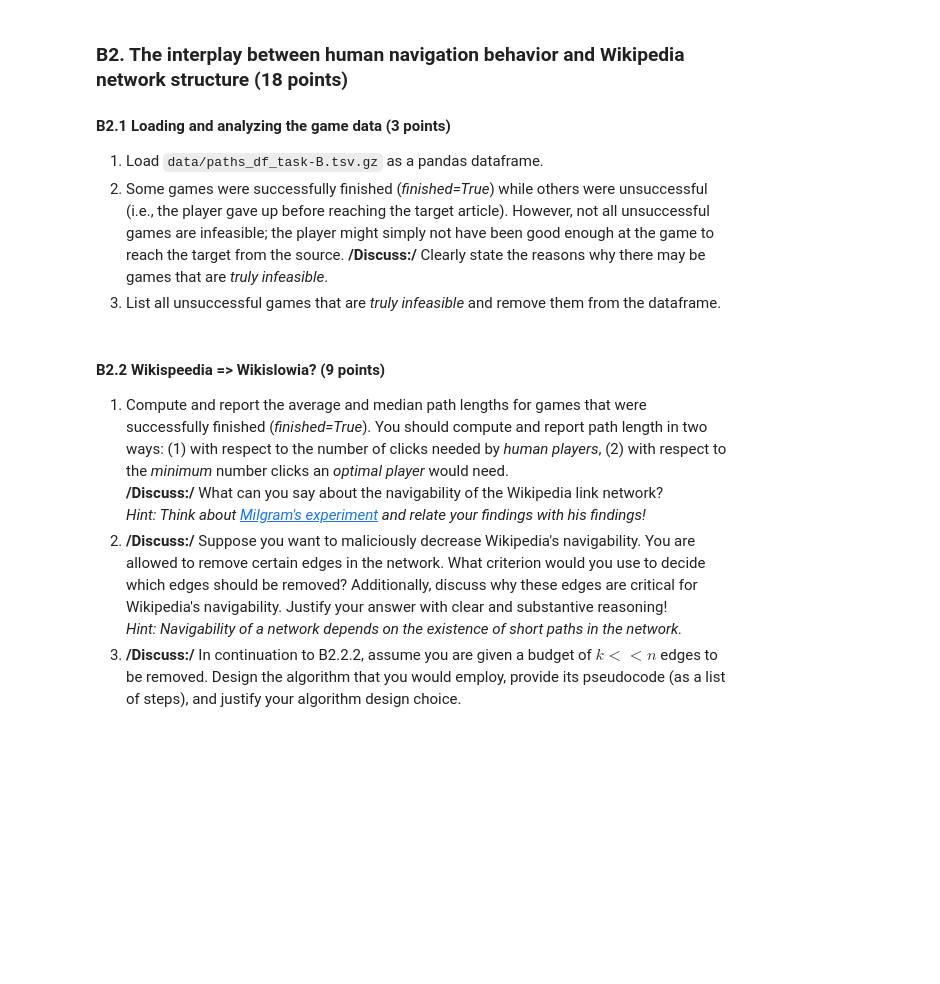
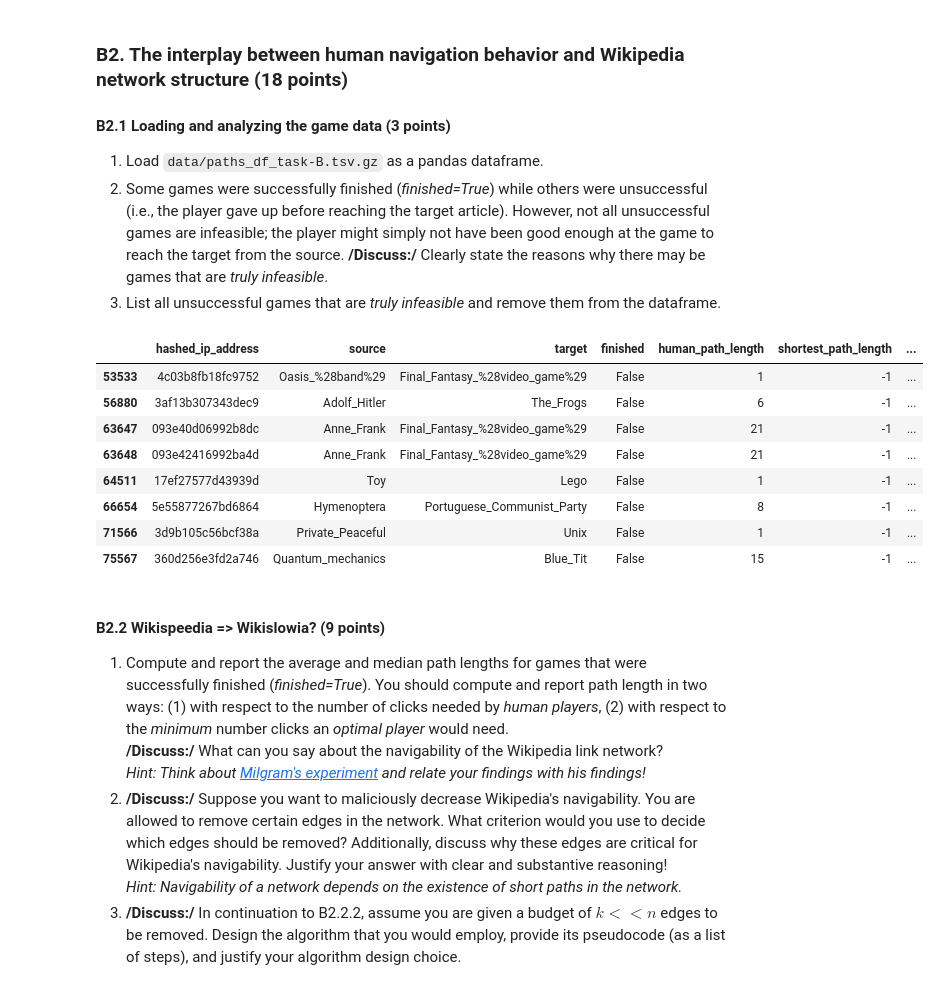
Before and after one commit to Thomas-Toignons/ADA2024, a Jupyter notebook: Old Exams/2020/exam.ipynb, the cells around one changed output. Cells and saved outputs as stored; diff of their text form; code cells hidden in the pictures; blank space fills up the shorter version.

```diff
--- a/Old Exams/2020/exam.ipynb
+++ b/Old Exams/2020/exam.ipynb
@@ -307,3 +421,19 @@ Given these definitions, what can you say about the connectedness of the Wikiped
+# %%
+paths = pd.read_csv("./data/paths_df_task-B.tsv.gz", sep='\t')
+infeasible = paths[paths['shortest_path_length'] == -1]
+paths = paths[paths['shortest_path_length'] != -1]
+
+infeasible
+# %% [output]
+|  | hashed_ip_address | source | target | finished | human_path_length | shortest_path_length | ... |
+| 53533 | 4c03b8fb18fc9752 | Oasis_%28band%29 | Final_Fantasy_%28video_game%29 | False | 1 | -1 | ... |
+| 56880 | 3af13b307343dec9 | Adolf_Hitler | The_Frogs | False | 6 | -1 | ... |
+| 63647 | 093e40d06992b8dc | Anne_Frank | Final_Fantasy_%28video_game%29 | False | 21 | -1 | ... |
+| 63648 | 093e42416992ba4d | Anne_Frank | Final_Fantasy_%28video_game%29 | False | 21 | -1 | ... |
+| 64511 | 17ef27577d43939d | Toy | Lego | False | 1 | -1 | ... |
+| 66654 | 5e55877267bd6864 | Hymenoptera | Portuguese_Communist_Party | False | 8 | -1 | ... |
+| 71566 | 3d9b105c56bcf38a | Private_Peaceful | Unix | False | 1 | -1 | ... |
+| 75567 | 360d256e3fd2a746 | Quantum_mechanics | Blue_Tit | False | 15 | -1 | ... |
 # %% [markdown]
 #### B2.2 Wikispeedia => Wikislowia? (9 points)
 1. Compute and report the average and median path lengths for games that were successfully finished (*finished=True*). You should compute and report path length in two ways: (1) with respect to the number of clicks needed by *human players*, (2) with respect to the *minimum* number clicks an *optimal player* would need.
```
Also changed, not shown: parts of 20 cells of this notebook.
